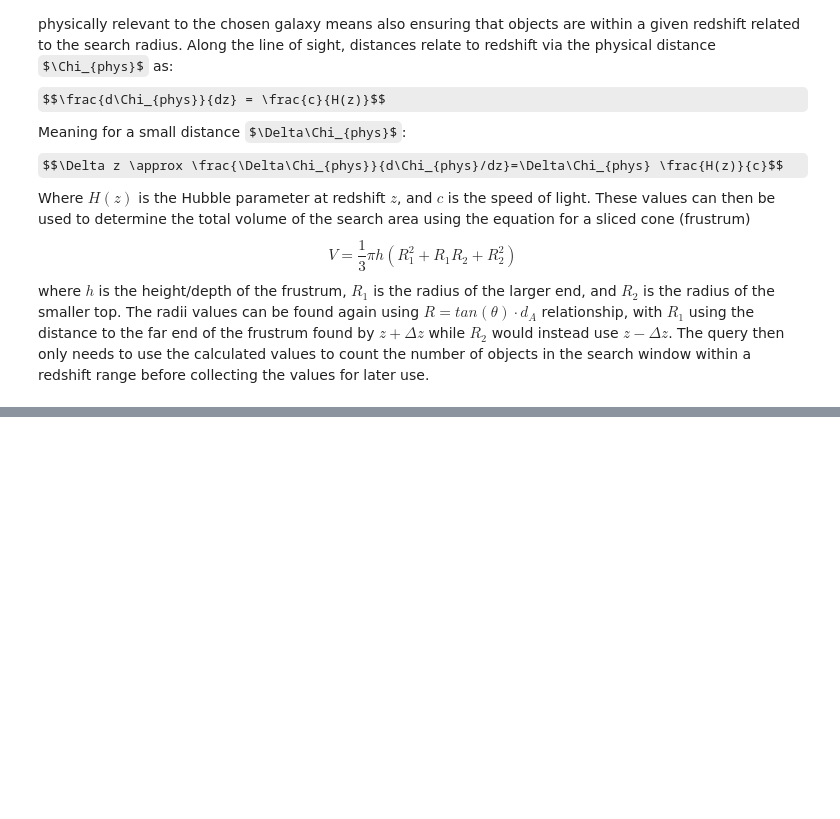
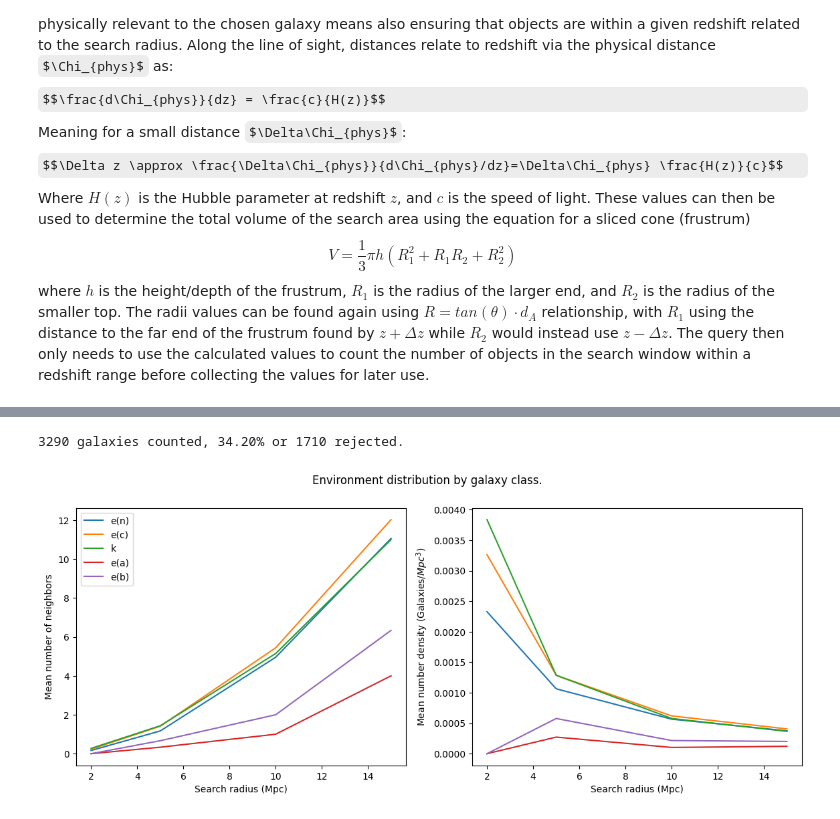
Before and after one commit to maraMaraschino/capstone-project, a Jupyter notebook: timescapes-notebook.ipynb, the cells around one changed output, grey strips where cells are left out. Saved outputs shown, nothing was run; the diff lists cells and outputs as text; code cells hidden in the pictures; some formulas as TeX source; blank space fills up the shorter version.

```diff
--- a/timescapes-notebook.ipynb
+++ b/timescapes-notebook.ipynb
@@ -866,0 +1001,5 @@ e(n) type galaxies (762 total)
+# %%
+plot_env_stats_by_type('class_dict', result)
+# %% [output]
+3290 galaxies counted, 34.20% or 1710 rejected.
+[figure, added]
```
Also changed, not shown: parts of 7 cells of this notebook, 1 other file.
